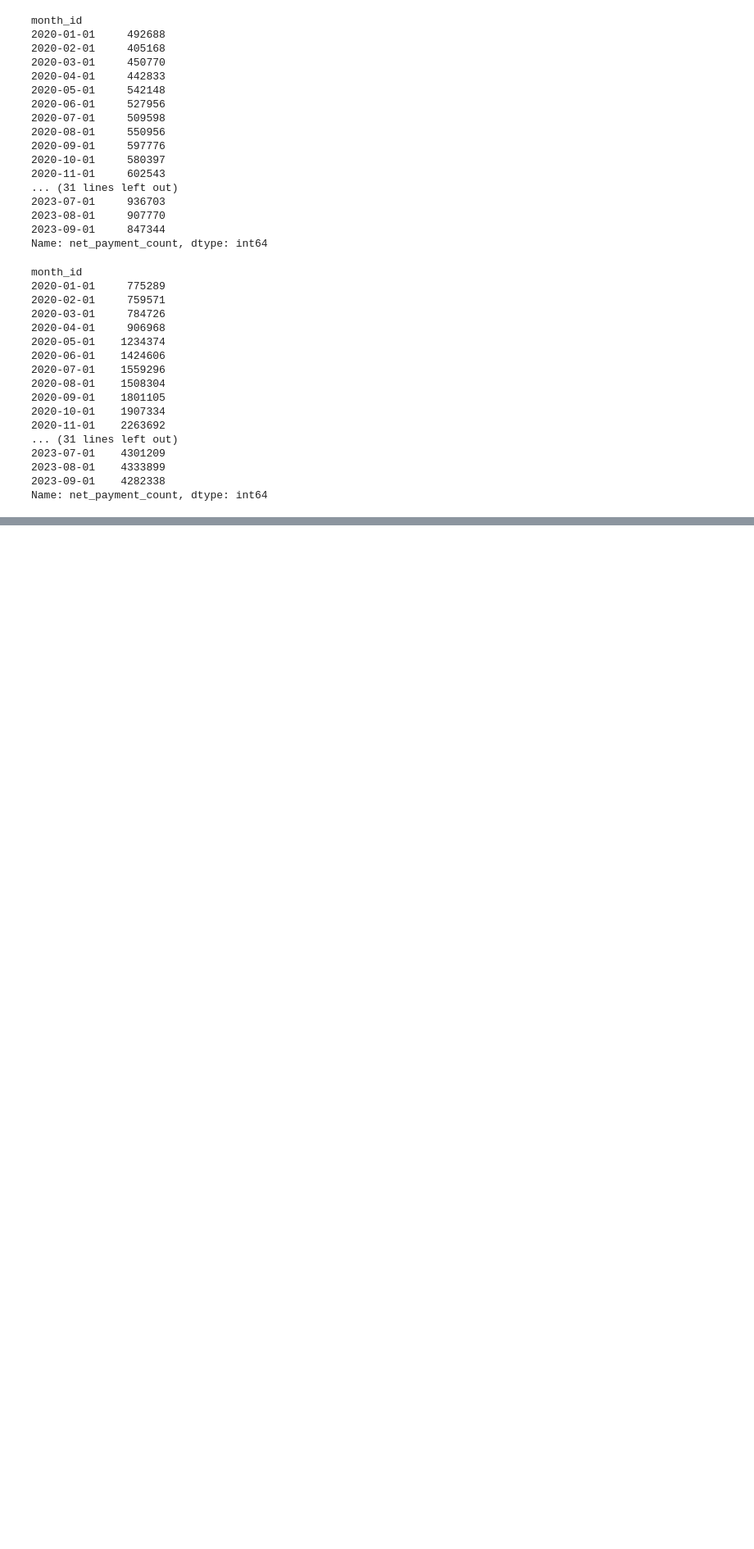
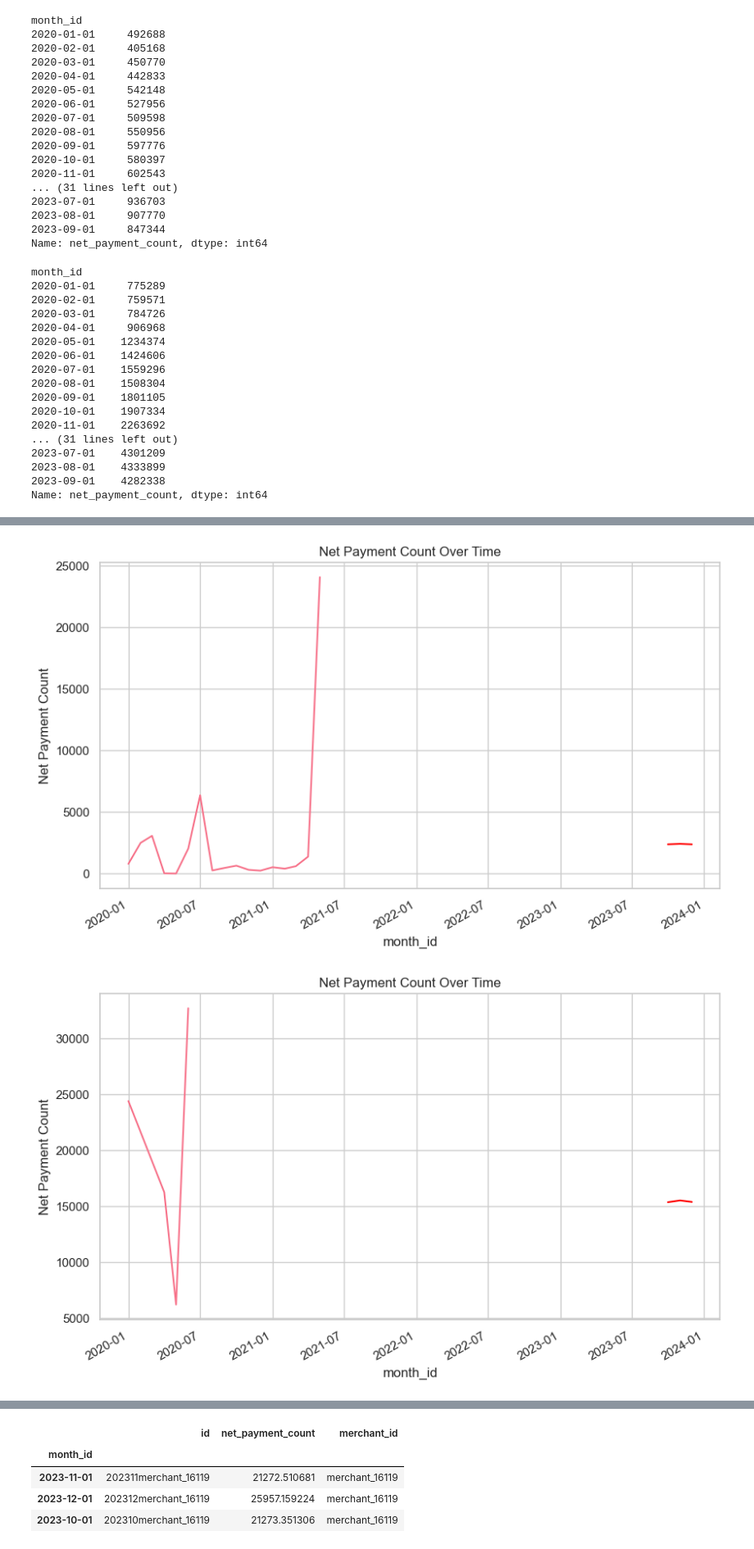
Before and after one commit to hakankorpe/2024, a Jupyter notebook: iyzico/iyzico_planned.ipynb, the cells around one changed output, grey strips where cells are left out. Shown at 82% size. Cells and saved outputs as stored; diff of their text form; code cells hidden in the pictures; blank space fills up the shorter version.

```diff
--- a/iyzico/iyzico_planned.ipynb
+++ b/iyzico/iyzico_planned.ipynb
@@ -417,0 +503,7 @@ Name: net_payment_count, dtype: int64
+# %%
+plot_payment_count_forecast(filtered_data, test_data, 'merchant_33179')
+plot_payment_count_forecast(filtered_data, test_data, 'merchant_41628')
+plot_payment_count_forecast(filtered_data, test_data, 'merchant_16119')
+# %% [output]
+[figure, added]
+[figure, added]
@@ -417,0 +511,5 @@ Name: net_payment_count, dtype: int64
+|  | id | net_payment_count | merchant_id |
+| month_id |  |  |  |
+| 2023-11-01 | 202311merchant_16119 | 21272.510681 | merchant_16119 |
+| 2023-12-01 | 202312merchant_16119 | 25957.159224 | merchant_16119 |
+| 2023-10-01 | 202310merchant_16119 | 21273.351306 | merchant_16119 |
```
Also changed, not shown: parts of 42 cells of this notebook.
